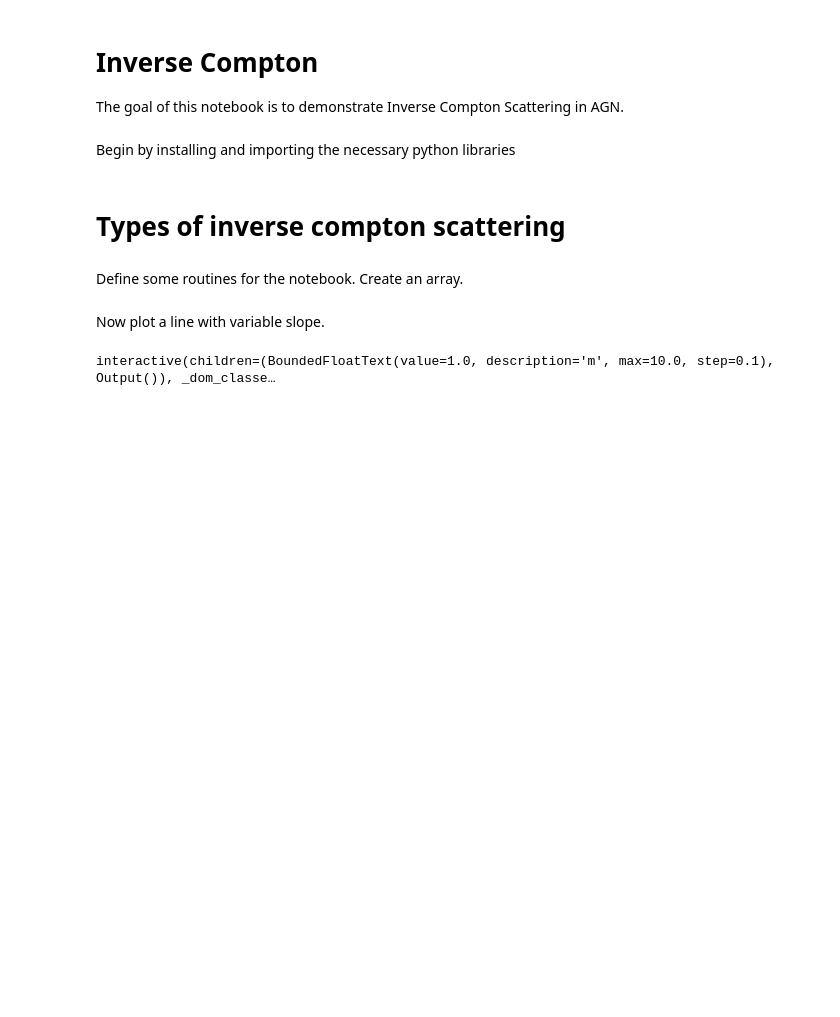
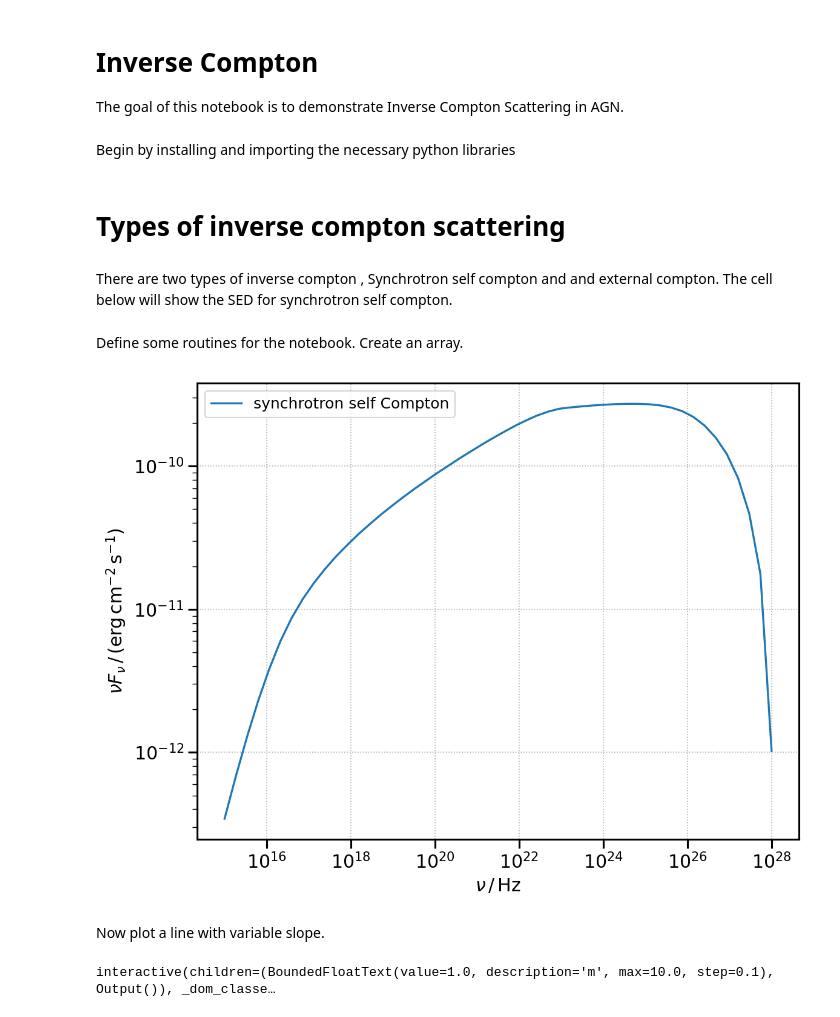
Before and after one commit to KouserImam/Inverse-Compton, a Jupyter notebook: Inverse_compton.ipynb, the cells around one changed output. Cells and saved outputs as stored; diff of their text form; code cells hidden in the pictures; blank space fills up the shorter version.

```diff
--- a/Inverse_compton.ipynb
+++ b/Inverse_compton.ipynb
@@ -16,8 +17,57 @@ import ipywidgets as widgets
 import matplotlib.pyplot as plt
 # %% [markdown]
 # Types of inverse compton scattering
+# %% [markdown]
+There are two types of inverse compton , Synchrotron self compton and and external compton. The cell below will show the SED for synchrotron self compton.
 # %% [markdown]
 Define some routines for the notebook.  Create an array.
+# %%
+import numpy as np
+import astropy.units as u
+from astropy.constants import m_e
+from astropy.coordinates import Distance
+from agnpy.spectra import PowerLaw
+from agnpy.emission_regions import Blob
+from agnpy.compton import SynchrotronSelfCompton
+from agnpy.utils.plot import plot_sed, load_mpl_rc
+import matplotlib.pyplot as plt
+
+
+# set the quantities defining the blob
+R_b = 1e16 * u.cm
+V_b = 4 / 3 * np.pi * R_b ** 3
+z = Distance(1e27, unit=u.cm).z
+delta_D = 10
+Gamma = 10
+B = 1 * u.G
+
+# electron distribution
+W_e = 1e48 * u.erg # total energy in electrons
+
+n_e = PowerLaw.from_total_energy(
+    W_e,
+    V_b,
+    p=2.8,
+    gamma_min=1e2,
+    gamma_max=1e7,
+    mass=m_e,
+)
+
+# define the emission region and the radiative process
+blob = Blob(R_b, z, delta_D, Gamma, B, n_e=n_e)
+ssc = SynchrotronSelfCompton(blob)
+
+# compute the SED over an array of frequencies
+nu = np.logspace(15, 28) * u.Hz
+sed = ssc.sed_flux(nu)
+
+# plot it
+load_mpl_rc()
+plot_sed(nu, sed, label="synchrotron self Compton")
+
+plt.show()
+# %% [output]
+[figure, added]
 # %% [markdown]
 Now plot a line with variable slope.
 # %%
```
Also changed, not shown: parts of 1 cell of this notebook.
